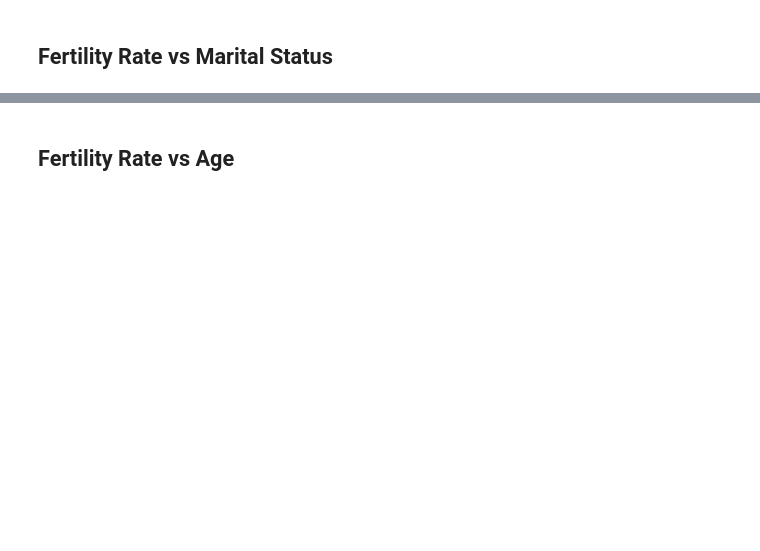
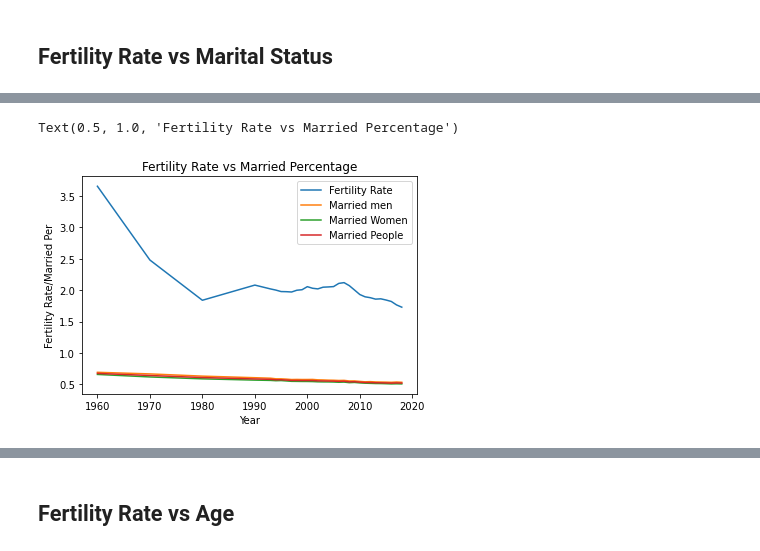
Before and after one commit to vlee2020/UCI-Project1-Group5, a Jupyter notebook: team5.ipynb, the cells around one changed output, grey strips where cells are left out. Saved outputs shown, nothing was run; the diff lists cells and outputs as text; code cells hidden in the pictures; blank space fills up the shorter version.

```diff
--- a/team5.ipynb
+++ b/team5.ipynb
@@ -127,0 +128,4 @@ merge_marital_df.to_csv("Output/marital_status.csv", index=False, header=True)
+# %%
+#drop Nan
+clean_marital_df=merge_marital_df.dropna(how="any")
+clean_marital_df.columns
@@ -127,0 +139,19 @@ merge_marital_df.to_csv("Output/marital_status.csv", index=False, header=True)
+# %%
+#get rid of warning
+import warnings
+warnings.filterwarnings('ignore')
+
+#change column value
+clean_marital_df['Men Total'] = clean_marital_df['Men Total'].str.replace(',', '').astype(float)
+clean_marital_df['Married Men'] = clean_marital_df['Married Men'].str.replace(',', '').astype(float)
+clean_marital_df['Unmarried Men Total'] = clean_marital_df['Unmarried Men Total'].str.replace(',', '').astype(float)
+clean_marital_df['Never Married Men'] = clean_marital_df['Never Married Men'].str.replace(',', '').astype(float)
+clean_marital_df['Widowed Men'] = clean_marital_df['Widowed Men'].str.replace(',', '').astype(float)
+clean_marital_df['Divorced Men'] = clean_marital_df['Divorced Men'].str.replace(',', '').astype(float)
+clean_marital_df['Women Total'] = clean_marital_df['Women Total'].str.replace(',', '').astype(float)
+clean_marital_df['Married Women'] = clean_marital_df['Married Women'].str.replace(',', '').astype(float)
+clean_marital_df['Unmarried Women Total '] = clean_marital_df['Unmarried Women Total '].str.replace(',', '').astype(float)
+clean_marital_df['Never Married Women'] = clean_marital_df['Never Married Women'].str.replace(',', '').astype(float)
+clean_marital_df['Widowed Women'] = clean_marital_df['Widowed Women'].str.replace(',', '').astype(float)
+clean_marital_df['Divorced Women'] = clean_marital_df['Divorced Women'].str.replace(',', '').astype(float)
+clean_marital_df.dtypes
@@ -127,0 +211,22 @@ merge_marital_df.to_csv("Output/marital_status.csv", index=False, header=True)
+# %%
+#line chart compared married percentage vs fertility rate
+fertility_rate=clean_marital_df['fertility_rate']
+x_axis_data = clean_marital_df['Year']
+y_axis1 = fertility_rate
+y_axis2 = clean_marital_df['Per of married men']
+y_axis3 = clean_marital_df['Per of married women']
+y_axis4=clean_marital_df["Per of married peole"]
+
+plt.plot(x_axis_data, y_axis1,label="Fertility Rate")
+plt.plot(x_axis_data, y_axis2,label="Married men")
+plt.plot(x_axis_data, y_axis3,label="Married Women")
+plt.plot(x_axis_data,y_axis4,label="Married People")
+plt.legend(loc="best")
+plt.xlabel('Year')
+plt.ylabel('Fertility Rate/Married Per')
+plt.title('Fertility Rate vs Married Percentage')
+#save fig
+plt.savefig("Output/fertility_married_line.png")
+# %% [output]
+Text(0.5, 1.0, 'Fertility Rate vs Married Percentage')
+[figure, added]
```
Also changed, not shown: parts of 17 cells of this notebook.
